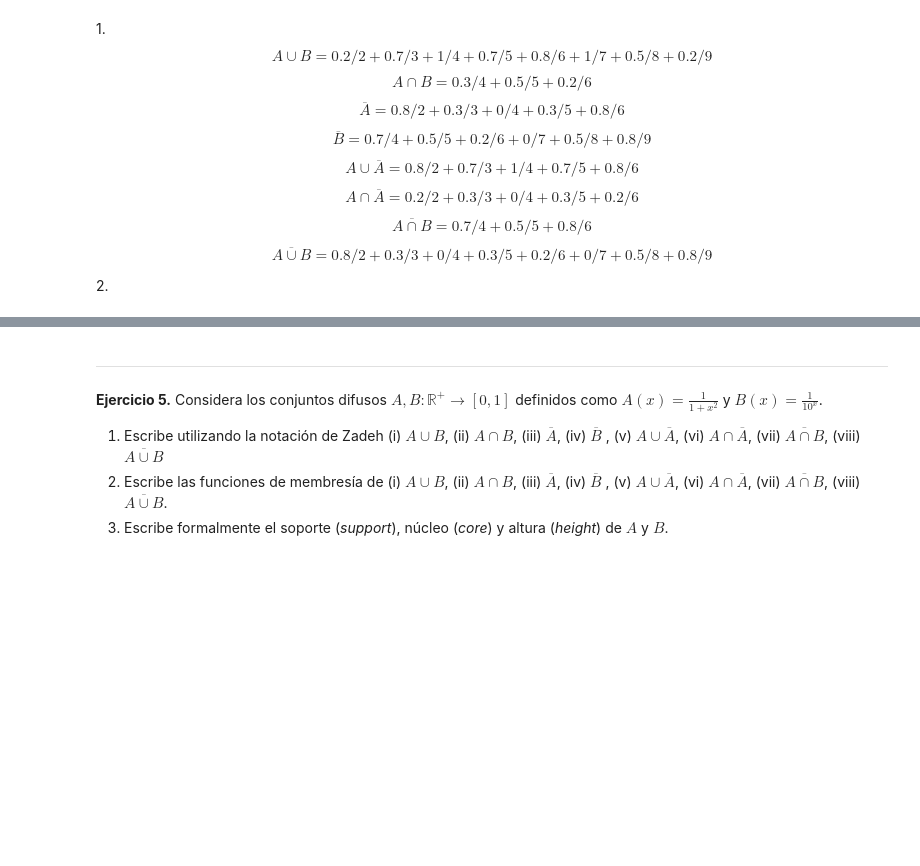
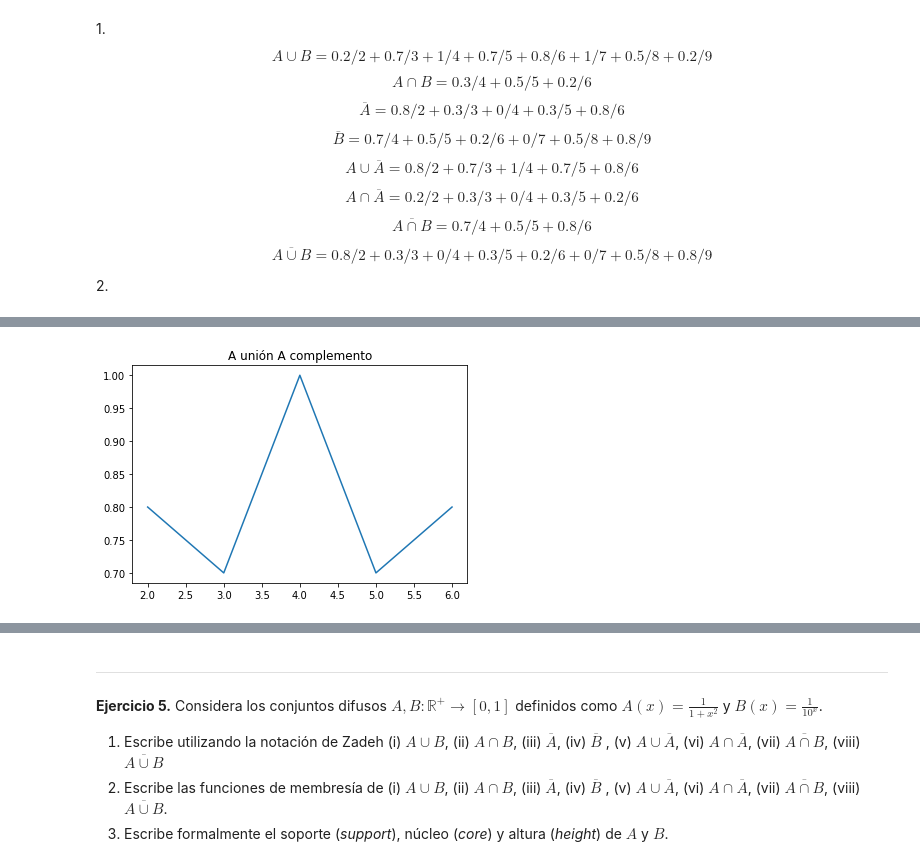
Before and after one commit to KeithMaxwell20/Notebook-Aplicada, a Jupyter notebook: ejercitario1.ipynb, the cells around one changed output, grey strips where cells are left out. Saved outputs shown, nothing was run; the diff lists cells and outputs as text; code cells hidden in the pictures; blank space fills up the shorter version.

```diff
--- a/ejercitario1.ipynb
+++ b/ejercitario1.ipynb
@@ -67,0 +95,9 @@ plt.title('A unión B')
+# %%
+import matplotlib.pyplot as plt
+x=[2, 3, 4, 5, 6]
+y=[0.8, 0.7, 1, 0.7, 0.8]
+plt.plot(x,y)
+plt.title('A unión A complemento')
+plt.show()
+# %% [output]
+[figure, added]
```
Also changed, not shown: parts of 11 cells of this notebook.
